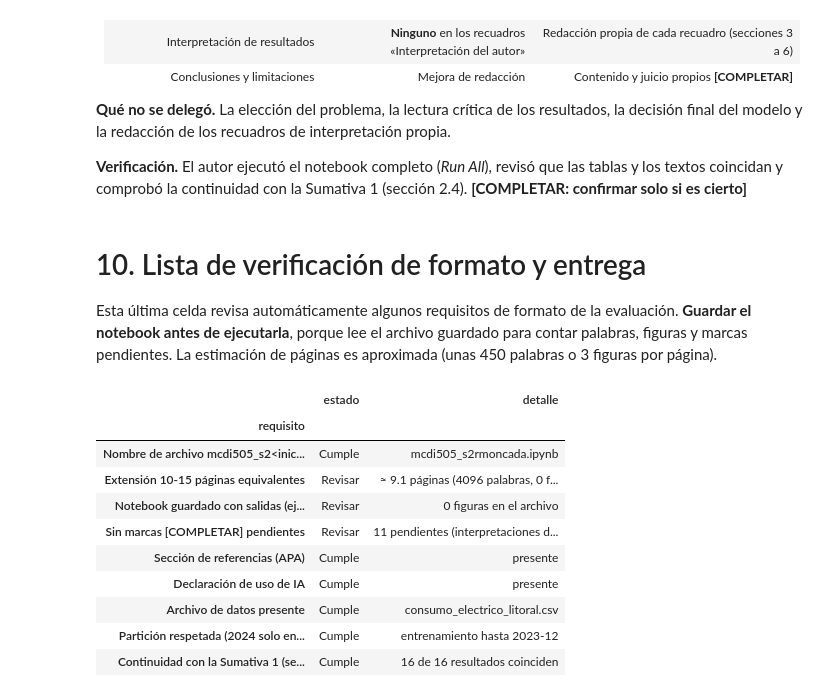
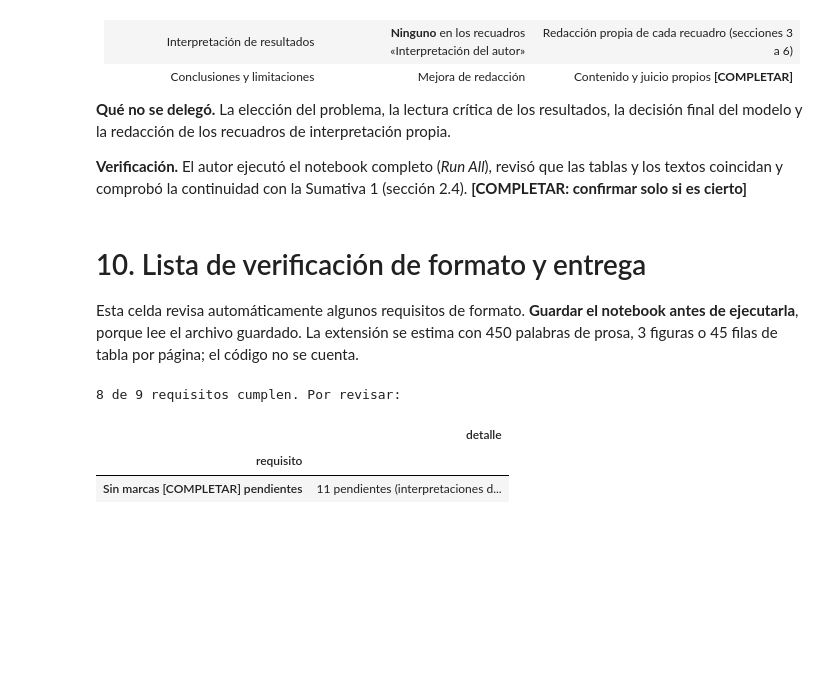
Before and after one commit to robertomoncada-blip/Magister_ciencia_datos, a Jupyter notebook: MCDI505/notebooks/mcdi505_s2rmoncada.ipynb, the cells around one changed output. Cells and saved outputs as stored; diff of their text form; code cells hidden in the pictures; blank space fills up the shorter version.

```diff
--- a/MCDI505/notebooks/mcdi505_s2rmoncada.ipynb
+++ b/MCDI505/notebooks/mcdi505_s2rmoncada.ipynb
@@ -96,6 +77,7 @@ plt.rcParams.update({
     "axes.spines.top": False, "axes.spines.right": False,
     "axes.titlesize": 11, "axes.labelsize": 9.5, "font.size": 9,
 })
+pd.set_option("display.max_colwidth", None)   # tablas con texto completo
 
 # Hitos del caso (contexto entregado en el documento base del curso)
 COVID_INI = pd.Timestamp("2020-03-01")
@@ -112,6 +94,10 @@ def pv(p):
     """Valor-p con formato legible."""
     return "< 0,001" if p < 0.001 else c(p, 3)
 
+def p_(p):
+    """«p < 0,001» o «p = 0,xxx», según corresponda."""
+    return "p < 0,001" if p < 0.001 else f"p = {c(p, 3)}"
+
 print("pandas", pd.__version__, "· numpy", np.__version__, "· statsmodels", statsmodels.__version__)
 # %% [output]
 pandas 3.0.6 · numpy 2.5.3 · statsmodels 0.15.0
@@ -715,7 +616,7 @@ def ajustar(serie, exog, spec):
     p, d_, q, P, D_, Q = spec
     est = (P, D_, Q, S) if (P or D_ or Q) else (0, 0, 0, 0)
     modelo = ARIMA(serie, exog=exog, order=(p, d_, q), seasonal_order=est, trend=tendencia(d_, D_))
-    return modelo.fit()
+    return modelo.fit(method_kwargs={"maxiter": 1000})
 
 def pronosticar(res, pasos, exog_f):
     """Pronóstico en GWh (se invierte el logaritmo) con su intervalo de 95 %."""
@@ -741,15 +642,18 @@ for fam, origen, p, d_, q, P, D_, Q in candidatos:
     except Exception as e:                           # un modelo que no converge se informa y se descarta
         print(f"[aviso] {nom} no se pudo estimar: {type(e).__name__}")
         continue
+    conv = bool(r_full.mle_retvals.get("converged", True) and r_val.mle_retvals.get("converged", True))
     pv_arma = r_full.pvalues[[n for n in r_full.pvalues.index if n.startswith(("ar.", "ma."))]]
     resultados[nom] = {"spec": spec, "full": r_full, "val": r_val,
-                       "pred_val": pd.Series(pred_val, index=idx_val), "k_arma": len(pv_arma)}
+                       "pred_val": pd.Series(pred_val, index=idx_val), "k_arma": len(pv_arma), "conv": conv}
     filas.append({"modelo": nom, "familia": fam, "p": p, "d": d_, "q": q, "P": P, "D": D_, "Q": Q,
                   "k": len(r_full.params), "parámetros ARMA": len(pv_arma),
-                  "ARMA no signif.": int((pv_arma >= 0.05).sum()),
+                  "ARMA no signif.": int((pv_arma >= 0.05).sum()), "convergió": "Sí" if conv else "No",
                   "logL": r_full.llf, "AIC": r_full.aic, "BIC": r_full.bic})
 
 tabla = pd.DataFrame(filas).set_index("modelo")
-print(f"Tabla 4. Estimación de {len(tabla)} modelos (muestra 2015-2023, n = {len(ly)})")
-display(tabla[["familia", "k", "parámetros ARMA", "ARMA no signif.", "logL", "AIC", "BIC"]].round(2))
+print(f"Tabla 3. Estimación de {len(tabla)} modelos (muestra 2015-2023, n = {len(ly)}); AIC y BIC en la Tabla 6")
+display(tabla[["k", "ARMA no signif.", "convergió", "logL"]].round(2))
+no_conv = [n for n, r in resultados.items() if not r["conv"]]
+print("Sin convergencia en alguna estimación (no elegibles):", ", ".join(no_conv) if no_conv else "ninguno")
 # %% [output]
@@ -1435,7 +1277,7 @@ Las instrucciones de la evaluación indican que **no se permite** usar IA genera
 # %% [markdown]
 # 10. Lista de verificación de formato y entrega
 
-Esta última celda revisa automáticamente algunos requisitos de formato de la evaluación. **Guardar el notebook antes de ejecutarla**, porque lee el archivo guardado para contar palabras, figuras y marcas pendientes. La estimación de páginas es aproximada (unas 450 palabras o 3 figuras por página).
+Esta celda revisa automáticamente algunos requisitos de formato. **Guardar el notebook antes de ejecutarla**, porque lee el archivo guardado. La extensión se estima con 450 palabras de prosa, 3 figuras o 45 filas de tabla por página; el código no se cuenta.
 # %%
 # ============================================================
 # 10. Verificación automática de formato y entrega
@@ -1444,48 +1286,49 @@ import json, re
 from glob import glob
 
 archivos = glob("mcdi505_s2*.ipynb") + glob("*/mcdi505_s2*.ipynb")
 fila = lambda req, ok, det: {"requisito": req, "estado": "Cumple" if ok else "Revisar", "detalle": det}
 res_ver = []
 
 if archivos:
     ruta_nb = archivos[0]
     nb = json.load(open(ruta_nb, encoding="utf-8"))
     md_txt = " ".join("".join(cel["source"]) for cel in nb["cells"] if cel["cell_type"] == "markdown")
     salidas = []
-    n_fig = 0
+    n_fig = filas = 0
     for cel in nb["cells"]:
         if cel["cell_type"] == "code":
             for o in cel.get("outputs", []):
-                if "data" in o:
-                    n_fig += int("image/png" in o["data"])
-                    salidas.append("".join(o["data"].get("text/markdown", "")) or "".join(o["data"].get("text/plain", "")))
+                d_ = o.get("data", {})
+                if d_:
+                    n_fig += int("image/png" in d_)
+                    if "text/html" in d_:
+                        filas += "".join(d_["text/html"]).count("<tr")
+                    elif "text/markdown" in d_:
+                        salidas.append("".join(d_["text/markdown"]))
                 elif "text" in o:
                     salidas.append("".join(o["text"]))
     palabras = len(re.findall(r"\w+", md_txt)) + len(re.findall(r"\w+", " ".join(salidas)))
-    paginas = palabras / 450 + n_fig / 3
+    paginas = palabras / 450 + n_fig / 3 + filas / 45
     pendientes = md_txt.count("[COMPLETAR")
     res_ver.append(fila("Nombre de archivo mcdi505_s2<inicial><apellido>.ipynb", re.fullmatch(r"mcdi505_s2[a-z]+\.ipynb", Path(ruta_nb).name) is not None, Path(ruta_nb).name))
-    res_ver.append(fila("Extensión 10-15 páginas equivalentes", 10 <= paginas <= 15, f"≈ {paginas:.1f} páginas ({palabras} palabras, {n_fig} figuras guardadas)"))
+    res_ver.append(fila("Extensión 10-15 páginas equivalentes", 10 <= paginas <= 15, f"≈ {paginas:.1f} páginas ({palabras} palabras, {n_fig} figuras, {filas} filas de tabla; sin contar código)"))
     res_ver.append(fila("Notebook guardado con salidas (ejecutado)", n_fig >= 5, f"{n_fig} figuras en el archivo"))
     res_ver.append(fila("Sin marcas [COMPLETAR] pendientes", pendientes == 0, f"{pendientes} pendientes (interpretaciones del autor y declaración de IA)"))
     res_ver.append(fila("Sección de referencias (APA)", "# 8. Referencias" in md_txt, "presente" if "# 8. Referencias" in md_txt else "falta"))
     res_ver.append(fila("Declaración de uso de IA", "# 9. Declaración de uso de herramientas de IA" in md_txt, "presente"))
 else:
     res_ver.append(fila("Notebook guardado en la carpeta de trabajo", False, "no se encontró mcdi505_s2*.ipynb; guardar y volver a ejecutar esta celda"))
 
 res_ver.append(fila("Archivo de datos presente", Path(ruta).exists(), str(ruta)))
 res_ver.append(fila("Partición respetada (2024 solo en la sección 5.5)", len(prueba_2024) == 12 and df.index.max() == pd.Timestamp("2023-12-01"), f"entrenamiento hasta {df.index.max():%Y-%m}"))
 res_ver.append(fila("Continuidad con la Sumativa 1 (sección 2.4)", n_coinciden == len(tab_s1), f"{n_coinciden} de {len(tab_s1)} resultados coinciden"))
-display(pd.DataFrame(res_ver).set_index("requisito"))
+tab_ver = pd.DataFrame(res_ver).set_index("requisito")
+revisar = tab_ver[tab_ver["estado"] == "Revisar"]
+print(f"{len(tab_ver) - len(revisar)} de {len(tab_ver)} requisitos cumplen." + (" Por revisar:" if len(revisar) else ""))
+if len(revisar):
+    display(revisar[["detalle"]])
 # %% [output]
+8 de 9 requisitos cumplen. Por revisar:
-|  | estado | detalle |
-| requisito |  |  |
-| Nombre de archivo mcdi505_s2<inic... | Cumple | mcdi505_s2rmoncada.ipynb |
-| Extensión 10-15 páginas equivalentes | Revisar | ≈ 9.1 páginas (4096 palabras, 0 f... |
-| Notebook guardado con salidas (ej... | Revisar | 0 figuras en el archivo |
-| Sin marcas [COMPLETAR] pendientes | Revisar | 11 pendientes (interpretaciones d... |
-| Sección de referencias (APA) | Cumple | presente |
-| Declaración de uso de IA | Cumple | presente |
-| Archivo de datos presente | Cumple | consumo_electrico_litoral.csv |
-| Partición respetada (2024 solo en... | Cumple | entrenamiento hasta 2023-12 |
-| Continuidad con la Sumativa 1 (se... | Cumple | 16 de 16 resultados coinciden |
+|  | detalle |
+| requisito |  |
+| Sin marcas [COMPLETAR] pendientes | 11 pendientes (interpretaciones d... |
```
Also changed, not shown: parts of 40 cells of this notebook.
